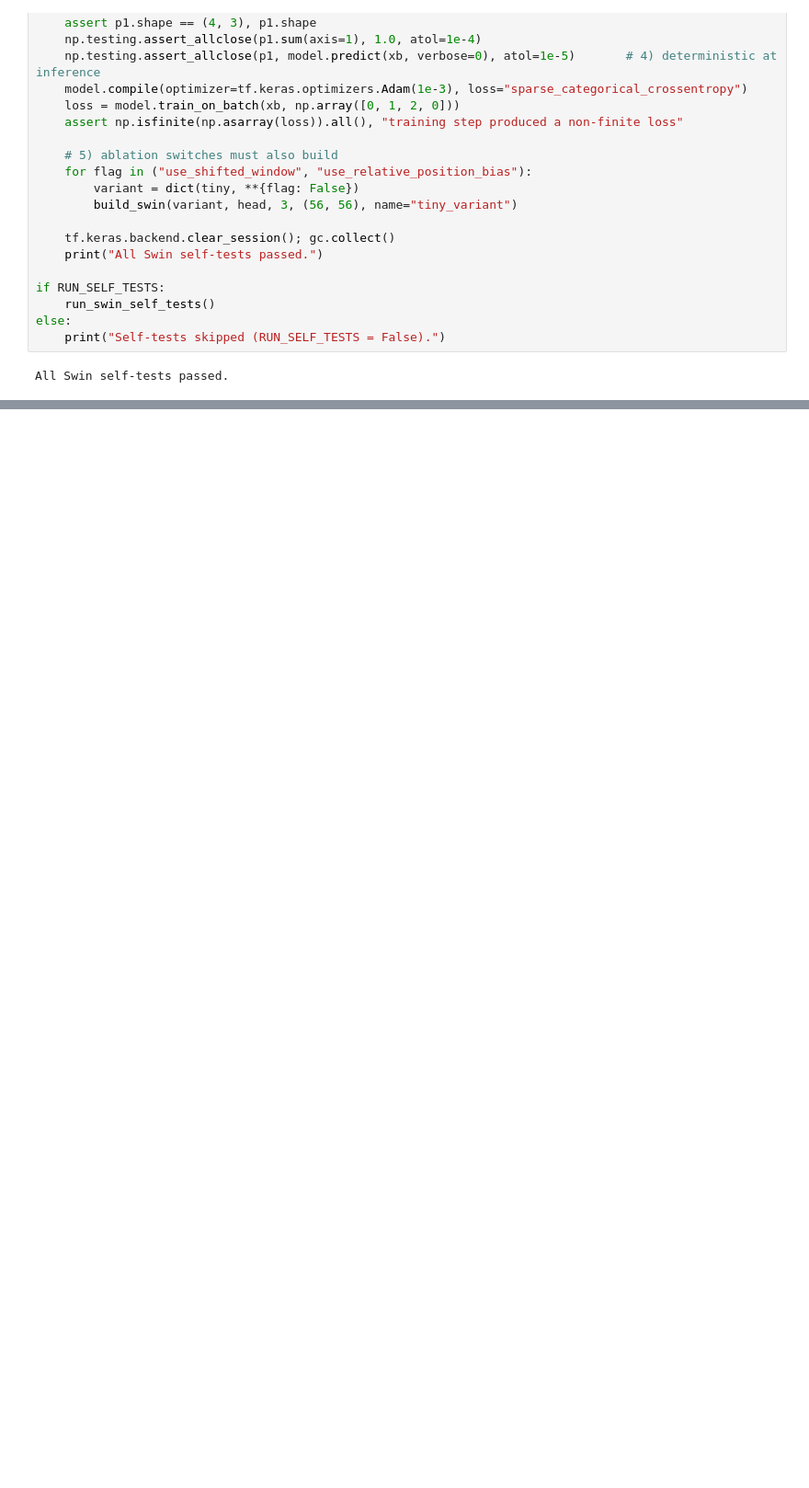
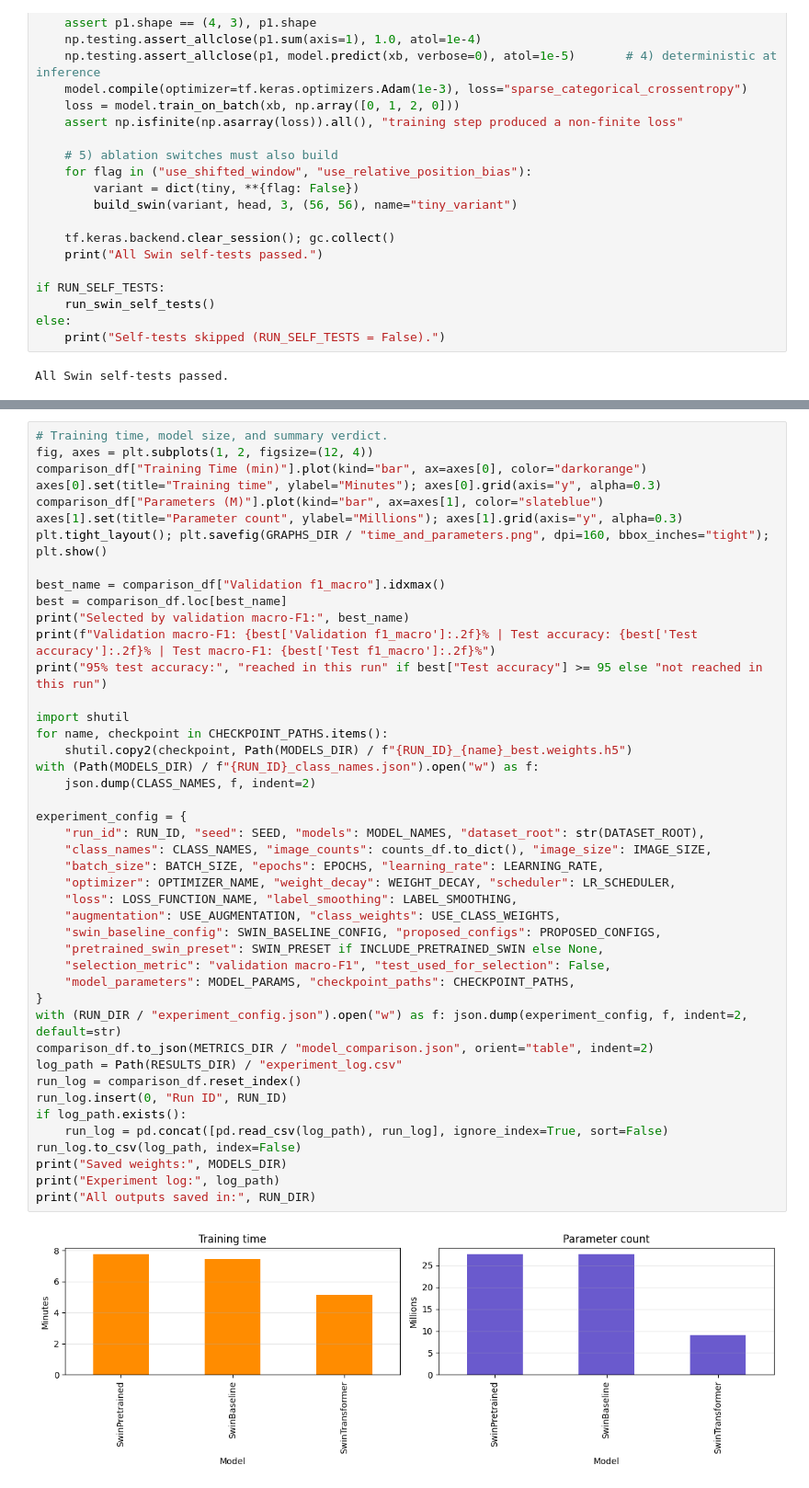
Before and after one commit to miranibrahim/Colab-Model-Train, a Jupyter notebook: Lung_Cancer_Proposed_Swin_Experiments.ipynb, the cells around one changed output, grey strips where cells are left out. Shown at 92% size. Drawn from its saved outputs; the diff is of its cells as text; blank space fills up the shorter version.

```diff
--- a/Lung_Cancer_Proposed_Swin_Experiments.ipynb
+++ b/Lung_Cancer_Proposed_Swin_Experiments.ipynb
@@ -1823,0 +1345,46 @@ After editing Section 7 code, **re-run the self-test cell** (Section 7.3) before
+# %%
+# Training time, model size, and summary verdict.
+fig, axes = plt.subplots(1, 2, figsize=(12, 4))
+comparison_df["Training Time (min)"].plot(kind="bar", ax=axes[0], color="darkorange")
+axes[0].set(title="Training time", ylabel="Minutes"); axes[0].grid(axis="y", alpha=0.3)
+comparison_df["Parameters (M)"].plot(kind="bar", ax=axes[1], color="slateblue")
+axes[1].set(title="Parameter count", ylabel="Millions"); axes[1].grid(axis="y", alpha=0.3)
+plt.tight_layout(); plt.savefig(GRAPHS_DIR / "time_and_parameters.png", dpi=160, bbox_inches="tight"); plt.show()
+
+best_name = comparison_df["Validation f1_macro"].idxmax()
+best = comparison_df.loc[best_name]
+print("Selected by validation macro-F1:", best_name)
+print(f"Validation macro-F1: {best['Validation f1_macro']:.2f}% | Test accuracy: {best['Test accuracy']:.2f}% | Test macro-F1: {best['Test f1_macro']:.2f}%")
+print("95% test accuracy:", "reached in this run" if best["Test accuracy"] >= 95 else "not reached in this run")
+
+import shutil
+for name, checkpoint in CHECKPOINT_PATHS.items():
+    shutil.copy2(checkpoint, Path(MODELS_DIR) / f"{RUN_ID}_{name}_best.weights.h5")
+with (Path(MODELS_DIR) / f"{RUN_ID}_class_names.json").open("w") as f:
+    json.dump(CLASS_NAMES, f, indent=2)
+
+experiment_config = {
+    "run_id": RUN_ID, "seed": SEED, "models": MODEL_NAMES, "dataset_root": str(DATASET_ROOT),
+    "class_names": CLASS_NAMES, "image_counts": counts_df.to_dict(), "image_size": IMAGE_SIZE,
+    "batch_size": BATCH_SIZE, "epochs": EPOCHS, "learning_rate": LEARNING_RATE,
+    "optimizer": OPTIMIZER_NAME, "weight_decay": WEIGHT_DECAY, "scheduler": LR_SCHEDULER,
+    "loss": LOSS_FUNCTION_NAME, "label_smoothing": LABEL_SMOOTHING,
+    "augmentation": USE_AUGMENTATION, "class_weights": USE_CLASS_WEIGHTS,
+    "swin_baseline_config": SWIN_BASELINE_CONFIG, "proposed_configs": PROPOSED_CONFIGS,
+    "pretrained_swin_preset": SWIN_PRESET if INCLUDE_PRETRAINED_SWIN else None,
+    "selection_metric": "validation macro-F1", "test_used_for_selection": False,
+    "model_parameters": MODEL_PARAMS, "checkpoint_paths": CHECKPOINT_PATHS,
+}
+with (RUN_DIR / "experiment_config.json").open("w") as f: json.dump(experiment_config, f, indent=2, default=str)
+comparison_df.to_json(METRICS_DIR / "model_comparison.json", orient="table", indent=2)
+log_path = Path(RESULTS_DIR) / "experiment_log.csv"
+run_log = comparison_df.reset_index()
+run_log.insert(0, "Run ID", RUN_ID)
+if log_path.exists():
+    run_log = pd.concat([pd.read_csv(log_path), run_log], ignore_index=True, sort=False)
+run_log.to_csv(log_path, index=False)
+print("Saved weights:", MODELS_DIR)
+print("Experiment log:", log_path)
+print("All outputs saved in:", RUN_DIR)
+# %% [output]
+[figure, added]
```
Also changed, not shown: parts of 57 cells of this notebook, 2 other files.
